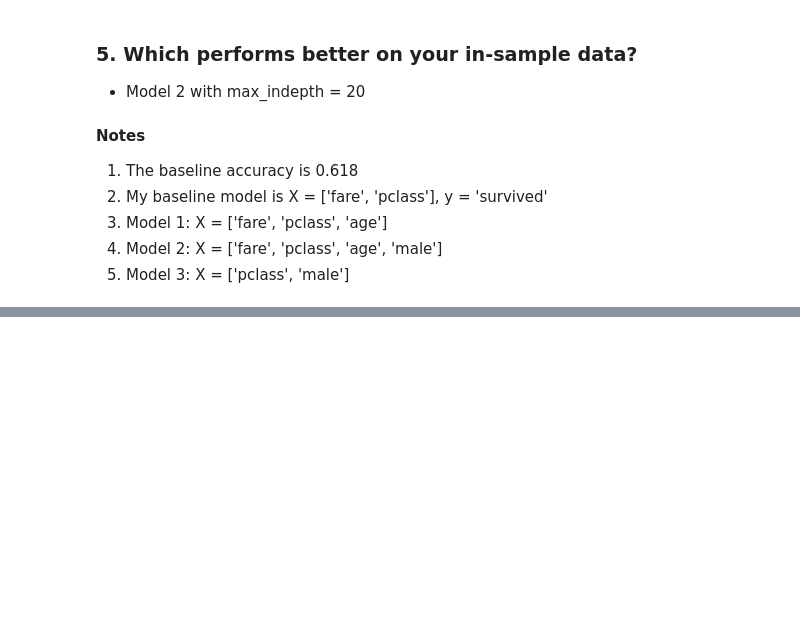
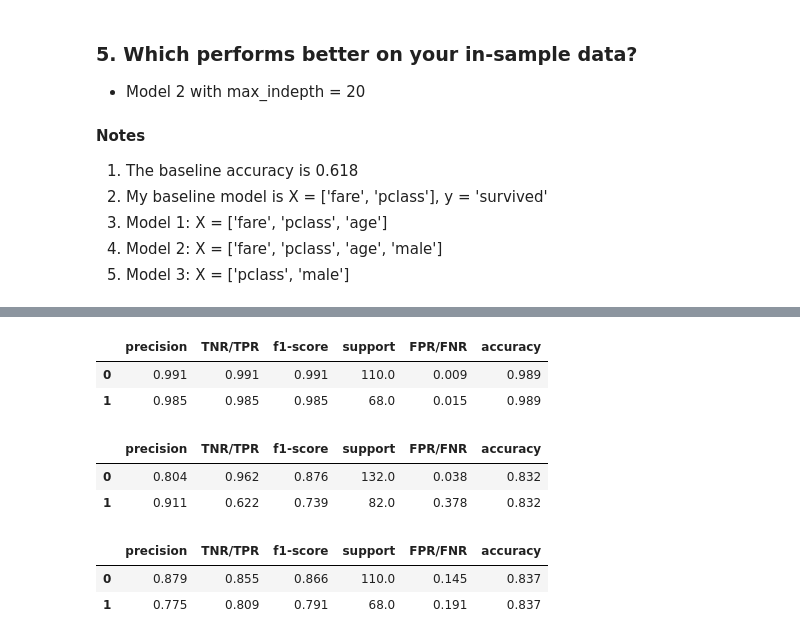
Before and after one commit to Yongliang-Shi/classification-exercises, a Jupyter notebook: model.ipynb, the cells around one changed output, grey strips where cells are left out. Saved outputs shown, nothing was run; the diff lists cells and outputs as text; code cells hidden in the pictures; blank space fills up the shorter version.

```diff
--- a/model.ipynb
+++ b/model.ipynb
@@ -1044,0 +1181,18 @@ Performance of Model 3:
+# %%
+model_metrics(rf, X_test, y_test).round(3)
+# %% [output]
+|  | precision | TNR/TPR | f1-score | support | FPR/FNR | accuracy |
+| 0 | 0.991 | 0.991 | 0.991 | 110.0 | 0.009 | 0.989 |
+| 1 | 0.985 | 0.985 | 0.985 | 68.0 | 0.015 | 0.989 |
+# %%
+model_metrics(rf1, X_validate, y_validate).round(3)
+# %% [output]
+|  | precision | TNR/TPR | f1-score | support | FPR/FNR | accuracy |
+| 0 | 0.804 | 0.962 | 0.876 | 132.0 | 0.038 | 0.832 |
+| 1 | 0.911 | 0.622 | 0.739 | 82.0 | 0.378 | 0.832 |
+# %%
+model_metrics(rf1, X_test, y_test).round(3)
+# %% [output]
+|  | precision | TNR/TPR | f1-score | support | FPR/FNR | accuracy |
+| 0 | 0.879 | 0.855 | 0.866 | 110.0 | 0.145 | 0.837 |
+| 1 | 0.775 | 0.809 | 0.791 | 68.0 | 0.191 | 0.837 |
```
Also changed, not shown: parts of 24 cells of this notebook.
